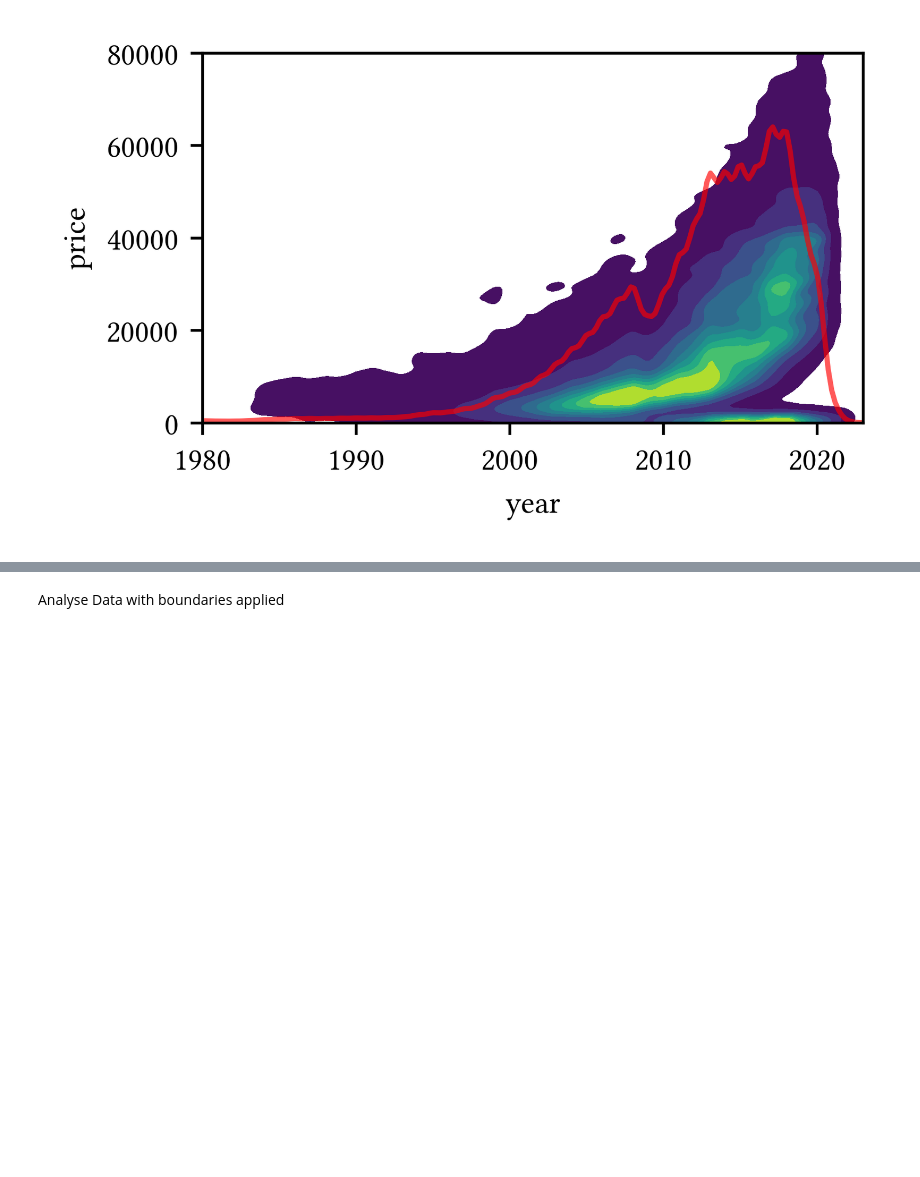
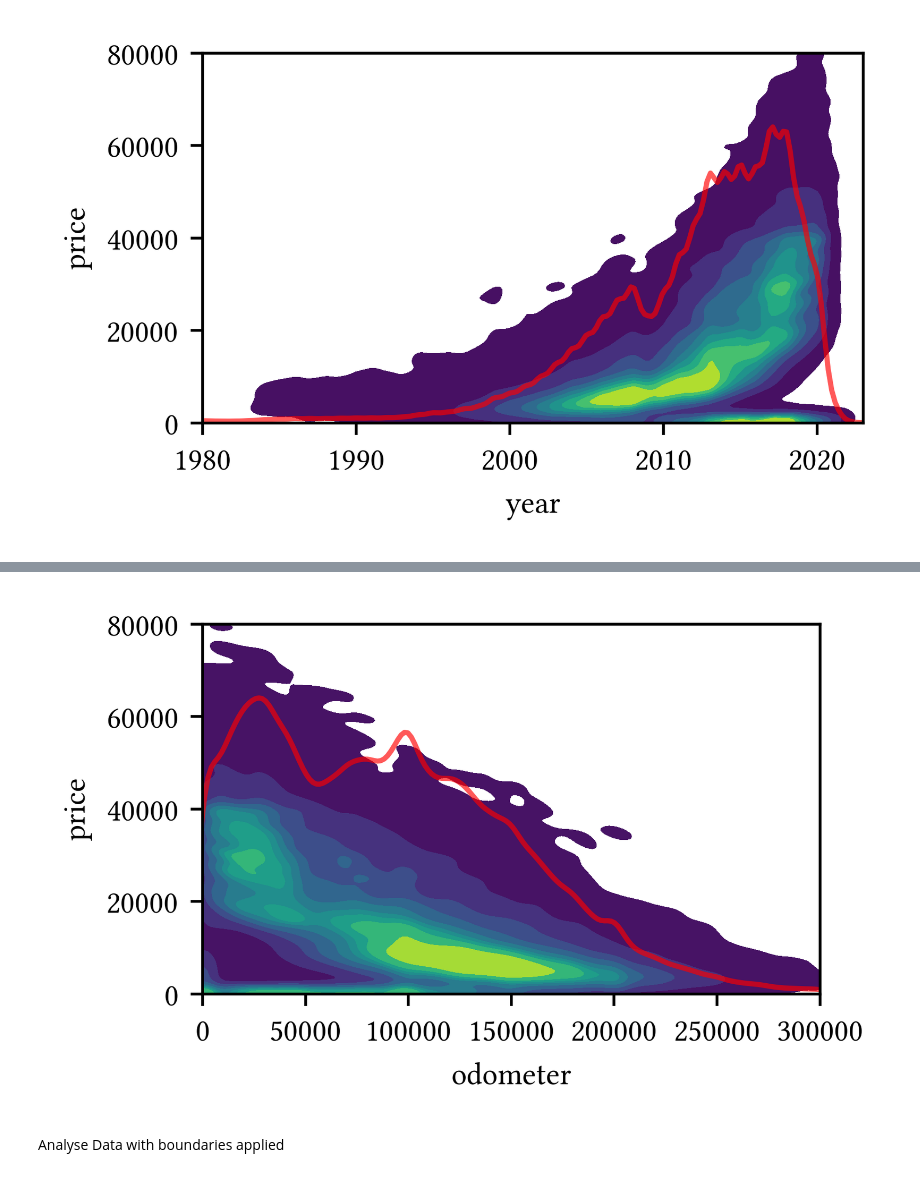
Before and after one commit to c90x/ml-used-cars, a Jupyter notebook: src2/02_data.ipynb, the cells around one changed output, grey strips where cells are left out. Saved outputs shown, nothing was run; the diff lists cells and outputs as text; code cells hidden in the pictures; blank space fills up the shorter version.

```diff
--- a/src2/02_data.ipynb
+++ b/src2/02_data.ipynb
@@ -206,3 +219,46 @@ plt.show()
+# %%
+fig, ax = plt.subplots(figsize=(3.5, 2.2))
+
+filtered = df[(df["price"] < 80000) & (df["odometer"] <= 300000)]
+
+sns.kdeplot(
+    data=filtered,
+    x="odometer",
+    y="price",
+    ax=ax,
+    fill=True,
+    cmap="viridis",
+    levels=10,
+    thresh=0.02,
+    bw_adjust=0.75,
+)
+
+kde = sns.kdeplot(
+    data=filtered,
+    x="odometer",
+    bw_adjust=1.0,
+    ax=ax,
+    color="red",
+    linewidth=1.5,
+    alpha=0.65,
+)
+
+line = kde.lines[-1]
+x, y = line.get_data()
+
+y_scaled = (y / y.max()) * 80000
+y_scaled *= 0.8
+
+line.set_data(x, y_scaled)
+
+ax.set_xlim(0, 300000)
+ax.set_ylim(0, 80000)
+
+fig.tight_layout()
+plt.savefig(images_path / "odometer_price_heatmap.png", bbox_inches="tight", pad_inches=0)
+plt.show()
+# %% [output]
+[figure, added]
 # %% [markdown]
 Analyse Data with boundaries applied
 # %%
```
Also changed, not shown: parts of 6 cells of this notebook, 1 other file.
